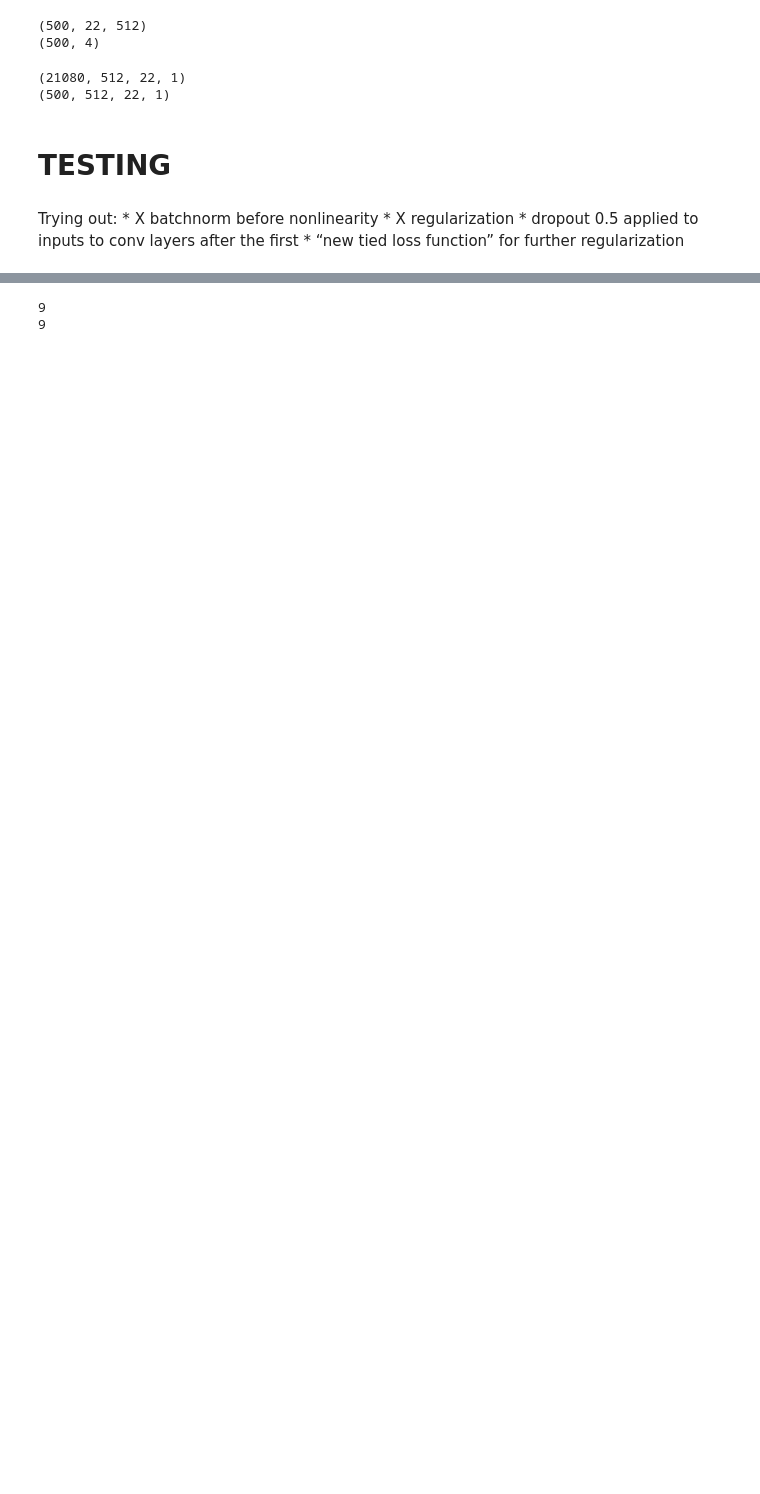
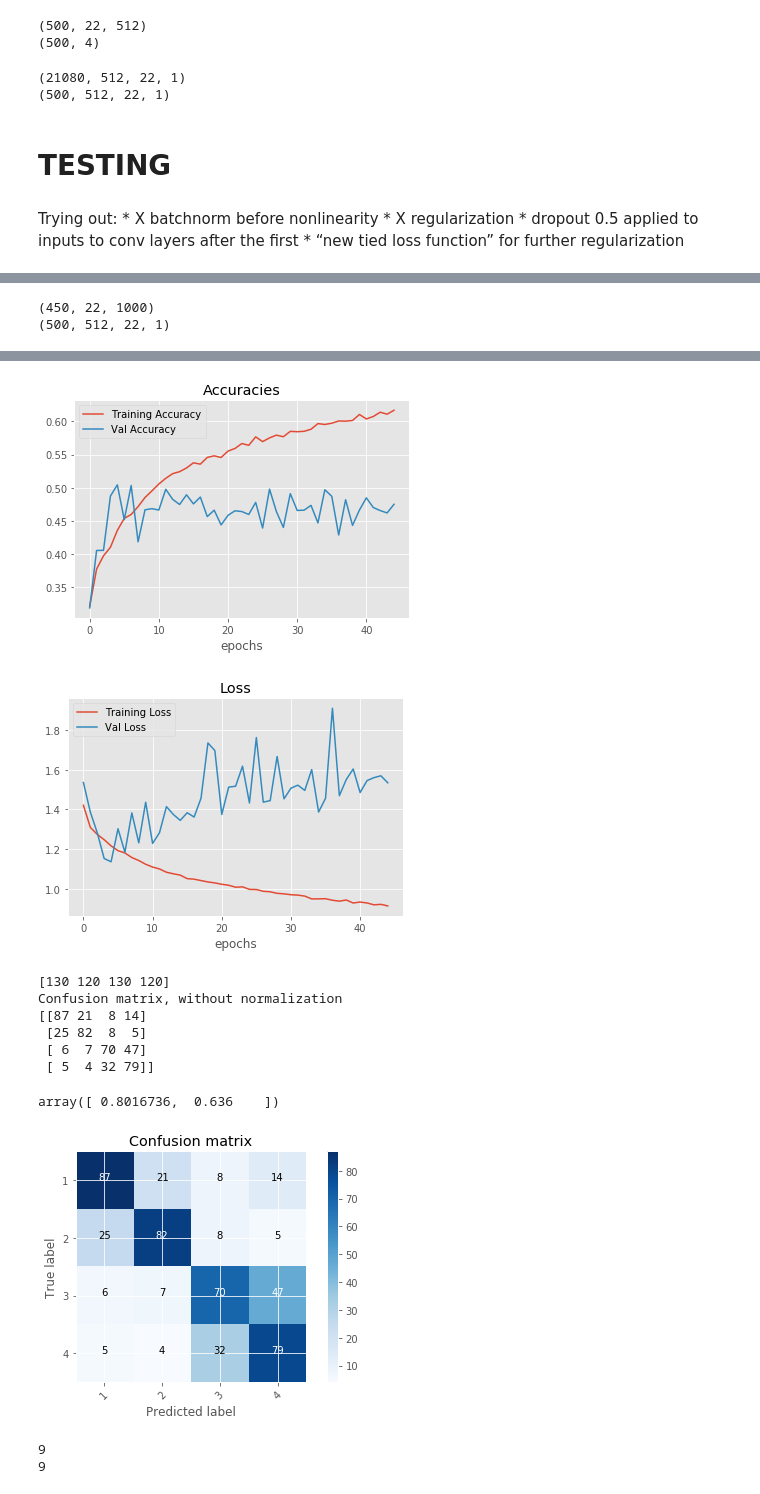
Before and after one commit to kunalpatel1793/Neural-Nets-Final-Project, a Jupyter notebook: DeepConvNetAll.ipynb, the cells around one changed output, grey strips where cells are left out. Cells and saved outputs as stored; diff of their text form; code cells hidden in the pictures; blank space fills up the shorter version.

```diff
--- a/DeepConvNetAll.ipynb
+++ b/DeepConvNetAll.ipynb
@@ -179,5 +210,51 @@ Epoch 30/30
 _, test_data_orig, _, test_labels_orig = prepare_data(file_path,
                                             num_test_samples=50,
                                             verbose=False,
-                                            return_all=False,
+                                            return_all=True,
                                             num_files=9)
+# %%
+print test_data_orig.shape
+test_data = test_data_orig*(1e6)
+test_data = test_data_orig.swapaxes(1,2)
+for i,a in enumerate(test_data):
+    test_data[i] = bandpass_cnt(a, 4, 38, 250, filt_order=3)
+    #print test_data.shape
+
+#standardize
+for i,a in enumerate(test_data):
+    test_data[i] = exponential_running_standardize(a, factor_new=0.001, init_block_size=1000, eps=1e-4)
+
+test_data = test_data.swapaxes(1,2)
+test_data_sliced, test_labels_sliced = create_window_data(test_data, test_labels, windows=10)
+
+test_data_sliced = test_data_sliced[:500,:]
+test_labels_sliced = test_labels_sliced[:500,:]
+#print test_data_sliced.shape
+#print test_labels_sliced.shape
+
+testdata2d = test_data_sliced.reshape(test_data_sliced.shape[0], test_data_sliced.shape[2], test_data_sliced.shape[1], 1)
+#print testdata2d.shape
+
+print testdata2d.shape
+# %% [output]
+(450, 22, 1000)
+(500, 512, 22, 1)
+# %%
+test_score = model.evaluate(testdata2d, test_labels_sliced, batch_size=16)
+print "Test Score: {}".format(test_score)
+plot_hist([hist.history['acc'],hist.history['val_acc']],['Training Accuracy','Val Accuracy'],title='Accuracies')
+plot_hist([hist.history['loss'],hist.history['val_loss']],['Training Loss','Val Loss'],title='Loss')
+
+test_predict = model.predict(testdata2d, batch_size=16)
+cm = confusion_matrix(np.argmax(test_labels_sliced,axis=1),np.argmax(test_predict,axis=1))
+unique, count = np.unique(np.argmax(test_labels_sliced,axis=1),return_counts=True)
+print count
+plt.figure(0)
+plot_confusion_matrix(cm, classes=["1","2","3","4"])
+
+np.save('Best Models/Variables/DeepConvNet_hist_allto1.npy', hist.history)
+np.save('Best Models/Variables/DeepConvNet_conf_allto1.npy', cm)
+np.save('Best Models/Variables/DeepConvNet_testacc_allto1.npy', test_score)
+
+np.load('Best Models/Variables/DeepConvNet_testacc_allto1.npy')
+# %% [output]
@@ -183,0 +263,10 @@ _, test_data_orig, _, test_labels_orig = prepare_data(file_path,
+[figure, added]
+[figure, added]
+[130 120 130 120]
+Confusion matrix, without normalization
+[[87 21  8 14]
+ [25 82  8  5]
+ [ 6  7 70 47]
+ [ 5  4 32 79]]
+array([ 0.8016736,  0.636    ])
+[figure, added]
```
Also changed, not shown: parts of 8 cells of this notebook, 7 other files.
